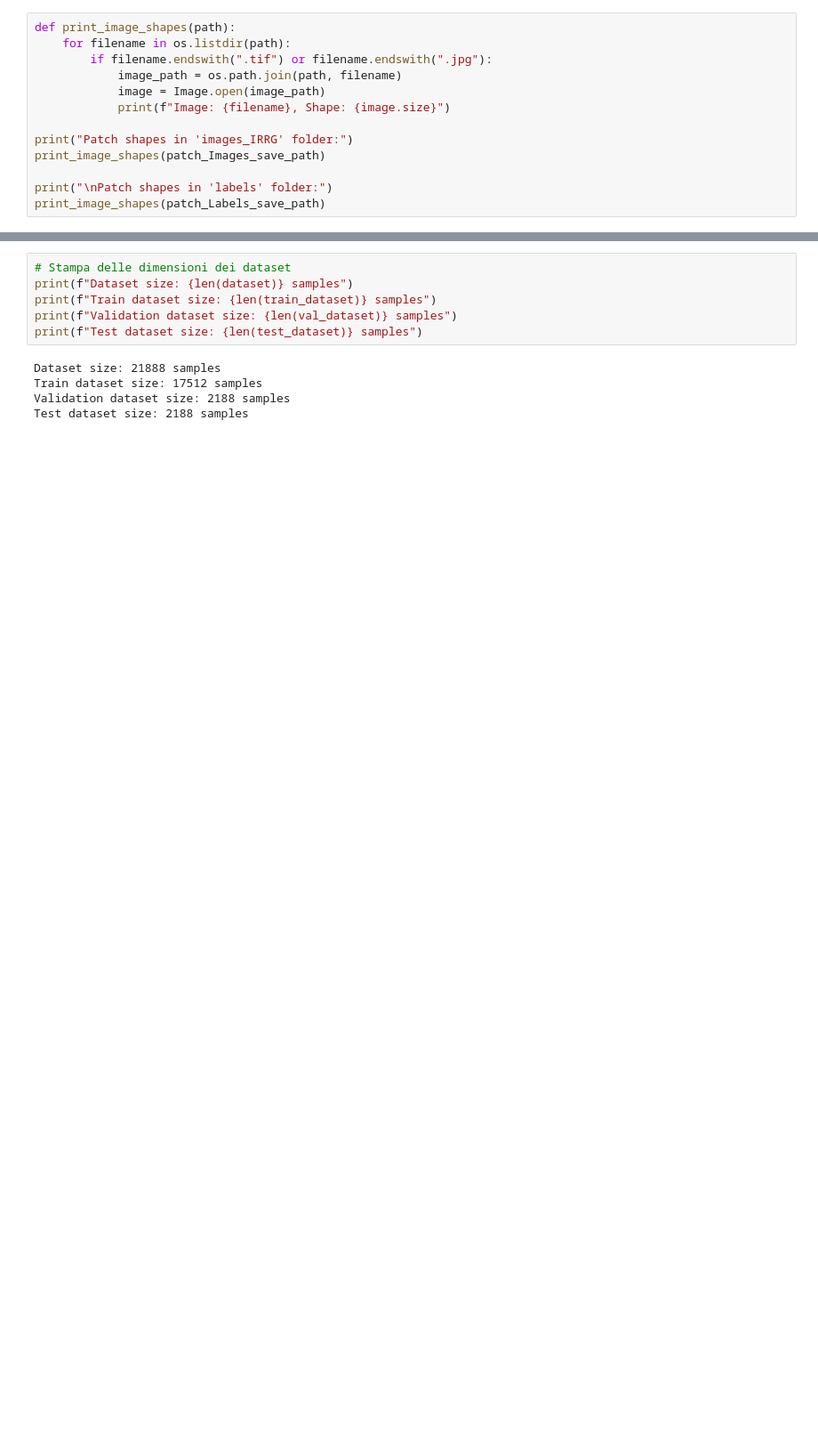
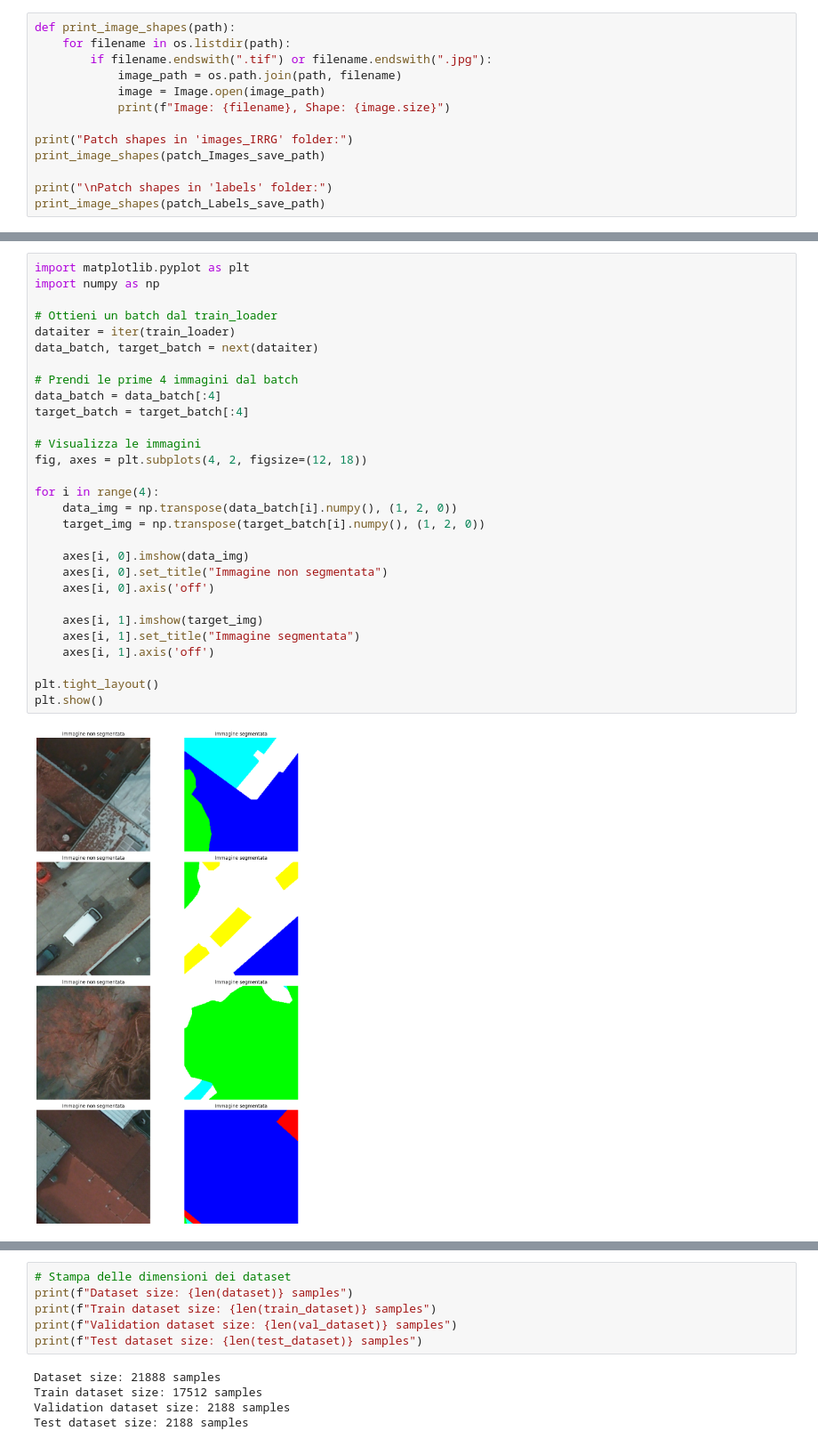
Before and after one commit to danilsab24/Semantic_Segmentation_Potsdam, a Jupyter notebook: Project.ipynb, the cells around one changed output, grey strips where cells are left out. Shown at 89% size. Saved outputs shown, nothing was run; the diff lists cells and outputs as text; blank space fills up the shorter version.

```diff
--- a/Project.ipynb
+++ b/Project.ipynb
@@ -319,3 +465,34 @@ test_transform = transforms.Compose([
+# %%
+import matplotlib.pyplot as plt
+import numpy as np
+
+# Ottieni un batch dal train_loader
+dataiter = iter(train_loader)
+data_batch, target_batch = next(dataiter)
+
+# Prendi le prime 4 immagini dal batch
+data_batch = data_batch[:4]
+target_batch = target_batch[:4]
+
+# Visualizza le immagini
+fig, axes = plt.subplots(4, 2, figsize=(12, 18))
+
+for i in range(4):
+    data_img = np.transpose(data_batch[i].numpy(), (1, 2, 0))
+    target_img = np.transpose(target_batch[i].numpy(), (1, 2, 0))
+
+    axes[i, 0].imshow(data_img)
+    axes[i, 0].set_title("Immagine non segmentata")
+    axes[i, 0].axis('off')
+
+    axes[i, 1].imshow(target_img)
+    axes[i, 1].set_title("Immagine segmentata")
+    axes[i, 1].axis('off')
+
+plt.tight_layout()
+plt.show()
+# %% [output]
+[figure, added]
 # %%
 patch_Images_save_path = "/content/images_patches"
 patch_Labels_save_path = "/content/labels_patches"
```
Also changed, not shown: parts of 15 cells of this notebook.
